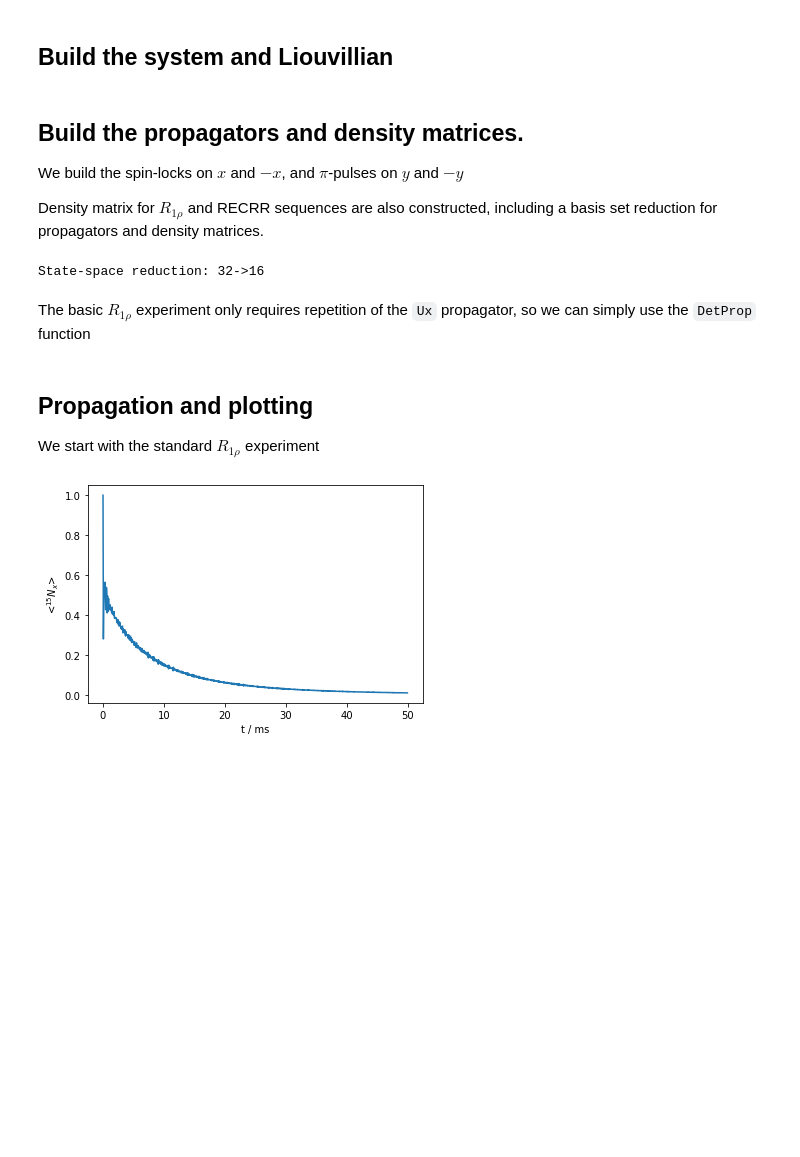
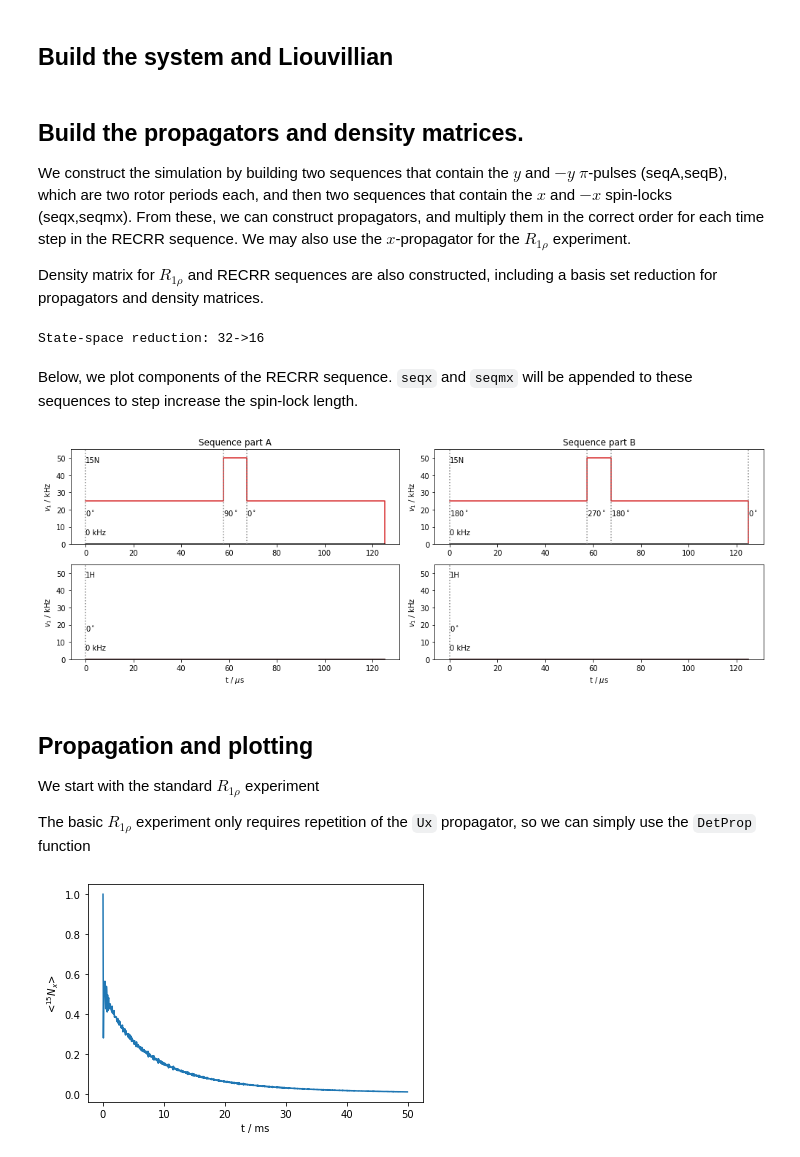
Before and after one commit to alsinmr/SLEEPY_tutorial, a Jupyter notebook: Chapters/Chapter3/Ch3_RECRR.ipynb, the cells around one changed output. Cells and saved outputs as stored; diff of their text form; code cells hidden in the pictures; blank space fills up the shorter version.

```diff
--- a/Chapters/Chapter3/Ch3_RECRR.ipynb
+++ b/Chapters/Chapter3/Ch3_RECRR.ipynb
@@ -36,25 +36,43 @@ L=sl.Liouvillian(ex0,ex1)
 L.kex=sl.Tools.twoSite_kex(tc=200e-6)
 # %% [markdown]
 ## Build the propagators and density matrices.
-We build the spin-locks on $x$ and $-x$, and $\pi$-pulses on $y$ and $-y$
+We construct the simulation by building two sequences that contain the $y$ and $-y$ $\pi$-pulses (seqA,seqB), which are two rotor periods each, and then two sequences that contain the $x$ and $-x$ spin-locks (seqx,seqmx). From these, we can construct propagators, and multiply them in the correct order for each time step in the RECRR sequence. We may also use the $x$-propagator for the $R_{1\rho}$ experiment.
 
 Density matrix for $R_{1\rho}$ and RECRR sequences are also constructed, including a basis set reduction for propagators and density matrices.
 # %%
-Ux=L.Sequence().add_channel('15N',v1=25000).U()
-Umx=L.Sequence().add_channel('15N',v1=25000,phase=np.pi).U()
-Upiy=L.Udelta('15N',phase=np.pi/2)
-Upimy=L.Udelta('15N',phase=3*np.pi/2)
+v1=25000
+v1pi=50000
+pi2=1/v1pi/2
+
+seqx=L.Sequence().add_channel('15N',v1=v1)   #Spin-lock on xs
+seqmx=L.Sequence().add_channel('15N',v1=v1,phase=np.pi) #Spin-lock on -x
+
+t=[0,L.taur-pi2/2,L.taur+pi2/2,2*L.taur]
+#First refocusing period
+seqA=L.Sequence().add_channel('15N',t=t,v1=[v1,v1pi,v1],phase=[0,np.pi/2,0])
+#Second refocusing period
+seqB=L.Sequence().add_channel('15N',t=t,v1=[v1,v1pi,v1],phase=[np.pi,3*np.pi/2,np.pi])
 
 R1p=sl.Rho('15Nx','15Nx')
-R1p.Reduce=False
 
-R1p,Ux,Umx,Upiy,Upimy=R1p.ReducedSetup(Ux,Umx,Upiy,Upimy)
+R1p,seqx,seqmx,seqA,seqB=R1p.ReducedSetup(seqx,seqmx,seqA,seqB)
 RECRR=R1p.copy_reduced()
 # %% [output]
 State-space reduction: 32->16
-# %% [markdown]
-The basic $R_{1\rho}$ experiment only requires repetition of the `Ux` propagator, so we can simply use the `DetProp` function
+# %% [markdown]
+Below, we plot components of the RECRR sequence. `seqx` and `seqmx` will be appended to these sequences to step increase the spin-lock length.
+# %%
+ax=plt.subplots(2,2,figsize=[14,5])[1].T
+seqA.plot(ax=ax[0])
+ax[0][0].set_title('Sequence part A')
+seqB.plot(ax=ax[1])
+ax[1][0].set_title('Sequence part B')
+ax[0,0].figure.tight_layout()
+# %% [output]
+[figure, added]
 # %% [markdown]
 ## Propagation and plotting
 We start with the standard $R_{1\rho}$ experiment
+
+The basic $R_{1\rho}$ experiment only requires repetition of the `Ux` propagator, so we can simply use the `DetProp` function
 # %%
```
Also changed, not shown: parts of 9 cells of this notebook.
